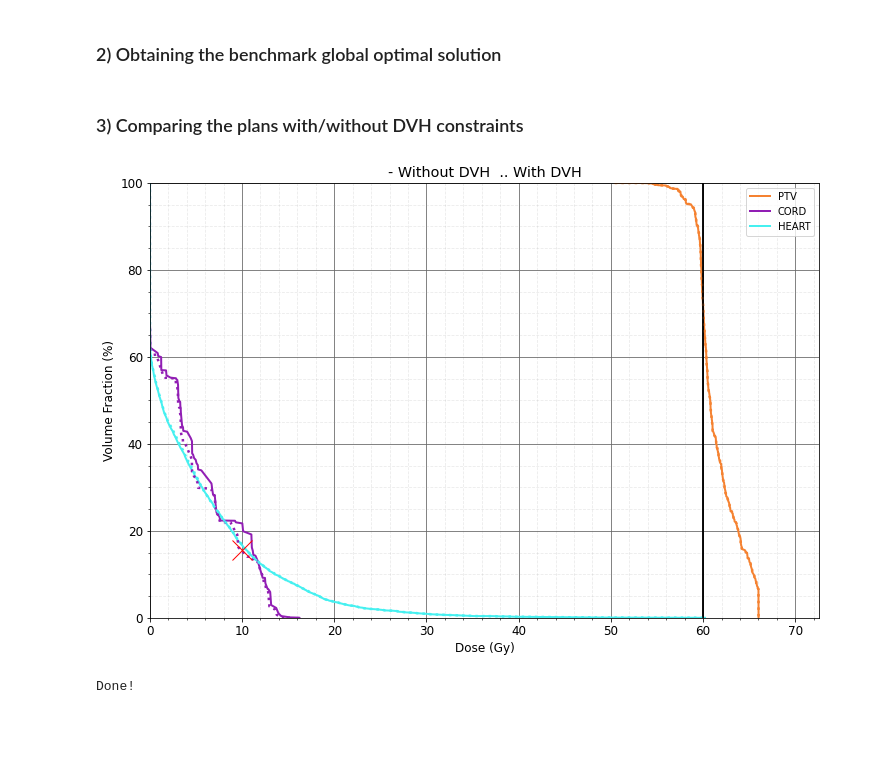
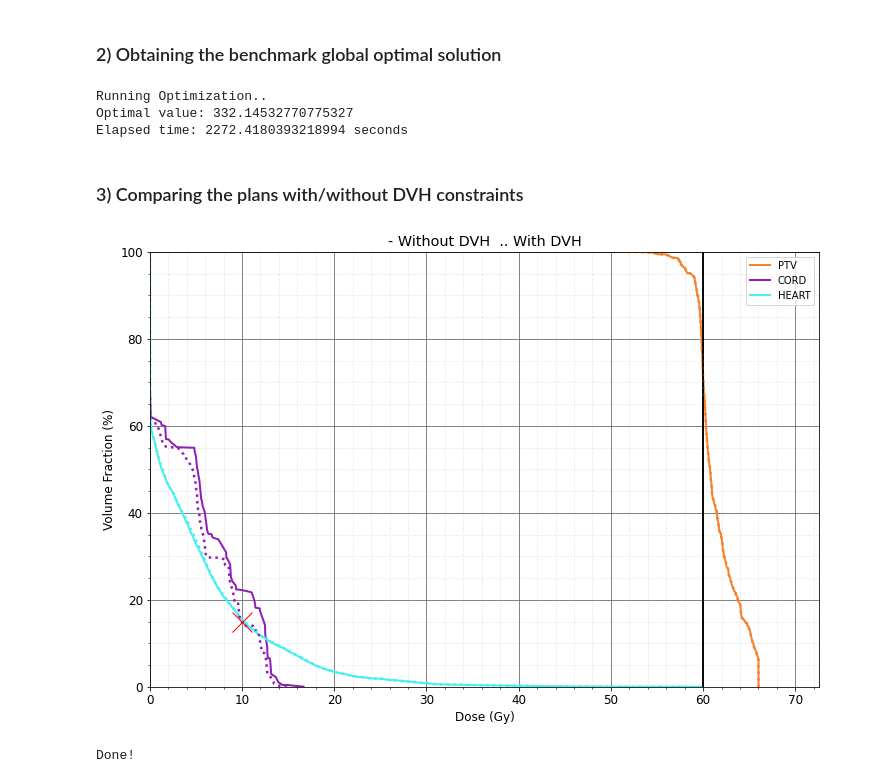
Before and after one commit to PortPy-Project/PortPy, a Jupyter notebook: examples/benchmark_algorithms/dvh_constraint_optimization.ipynb, the cells around one changed output. Cells and saved outputs as stored; diff of their text form; code cells hidden in the pictures; blank space fills up the shorter version.

```diff
--- a/examples/benchmark_algorithms/dvh_constraint_optimization.ipynb
+++ b/examples/benchmark_algorithms/dvh_constraint_optimization.ipynb
@@ -29,7 +29,7 @@ import cvxpy as cp
 **Note:** When benchmarking your DVH constraint algorithm against the globally optimal solution derived from MIP, it's crucial to use downsampled data in both the MIP and your algorithm. This ensures a fair comparison. In this example, we are only comparing the plan without DVH constraints against the benchmark MIP plan.
 # %%
 # Pick a patient
-data_dir = r'../data'
+data_dir = r'../../data'
 data = pp.DataExplorer(data_dir=data_dir)
 patient_id = 'Lung_Phantom_Patient_1'
 data.patient_id = patient_id
@@ -70,7 +70,7 @@ my_plan = pp.Plan(ct, structs, beams, inf_matrix_dbv, clinical_criteria)
 opt = pp.Optimization(my_plan, opt_params=opt_params)
 opt.create_cvxpy_problem()
 # solve the problem
-sol_no_dvh = opt.solve(solver='MOSEK', verbose='True')
+sol_no_dvh = opt.solve(solver='MOSEK', verbose=False)
 # %% [output]
 creating rinds.. This step may take some time due to dilation
 rinds created!!
@@ -109,22 +109,26 @@ b = cp.Variable(
     boolean=True)
 opt.constraints += [
     A[inf_matrix_dbv.get_opt_voxels_idx(dvh_org), :] @ x <= dose_gy / my_plan.get_num_of_fractions()
-    + b_dvh * M]
+    + b * M]
 opt.constraints += [b @ inf_matrix_dbv.get_opt_voxels_volume_cc(dvh_org) <= (limit_volume_perc) / 100 * sum(
     inf_matrix_dbv.get_opt_voxels_volume_cc(dvh_org))]
 
-sol_dvh = opt.solve(solver='MOSEK', verbose='False')
+sol_dvh = opt.solve(solver='MOSEK', verbose=False)
+# %% [output]
+Running Optimization..
+Optimal value: 332.14532770775327
+Elapsed time: 2272.4180393218994 seconds
 # %% [markdown]
 ### 3) Comparing the plans with/without DVH constraints
 # %%
 fig, ax = plt.subplots(figsize=(12, 8))
 struct_names = ['PTV', 'ESOPHAGUS', 'HEART', 'CORD']
 ax = pp.Visualization.plot_dvh(my_plan, sol=sol_no_dvh, struct_names=struct_names, style='solid', ax=ax)
 ax = pp.Visualization.plot_dvh(my_plan, sol=sol_dvh, struct_names=struct_names, style='dotted', ax=ax)
-ax.plot(dose_gy, limit_volume_perc/frac, marker='x', color='red', markersize=20)
+ax.plot(dose_gy, limit_volume_perc, marker='x', color='red', markersize=20)
 ax.set_title('- Without DVH  .. With DVH')
 plt.show()
 print('Done!')
 # %% [output]
-[figure, old version]
+[figure, new version]
 Done!
```
Also changed, not shown: parts of 2 cells of this notebook, 14 other files.
